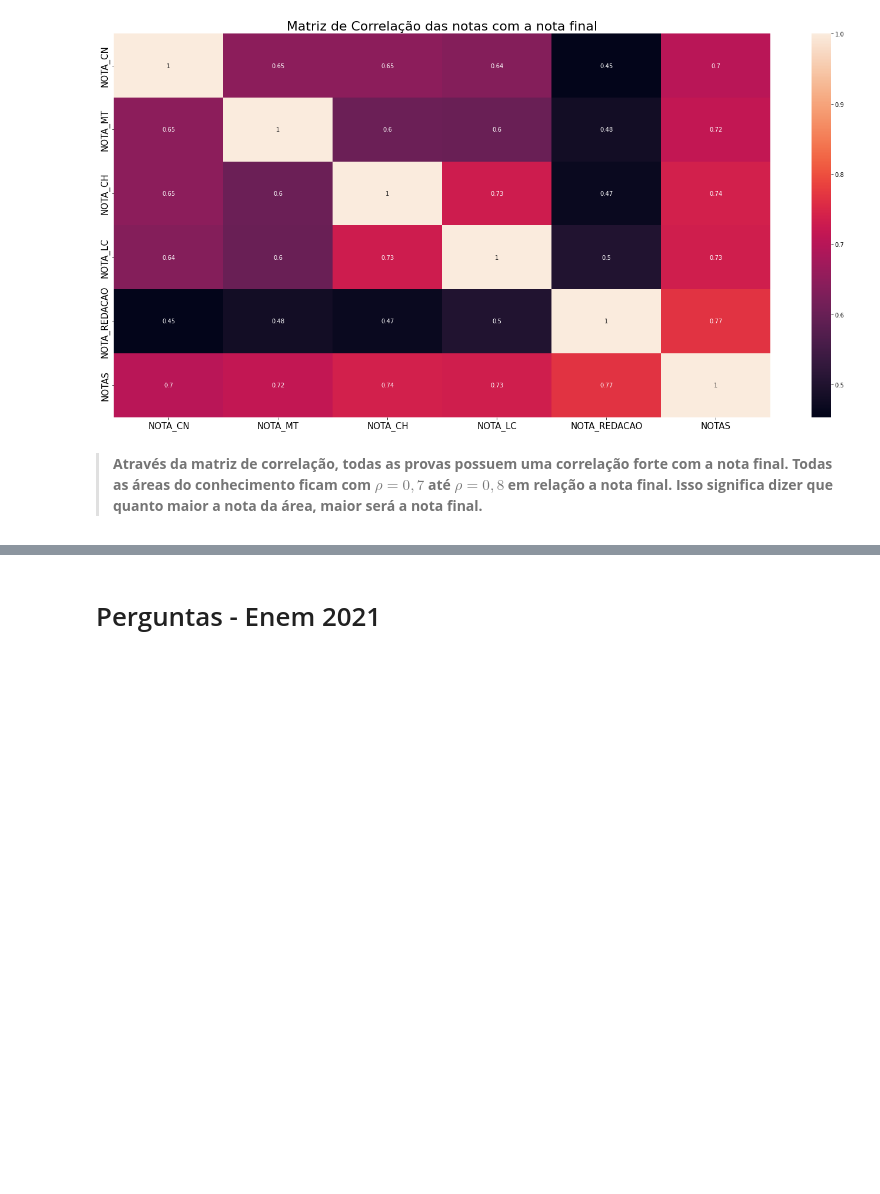
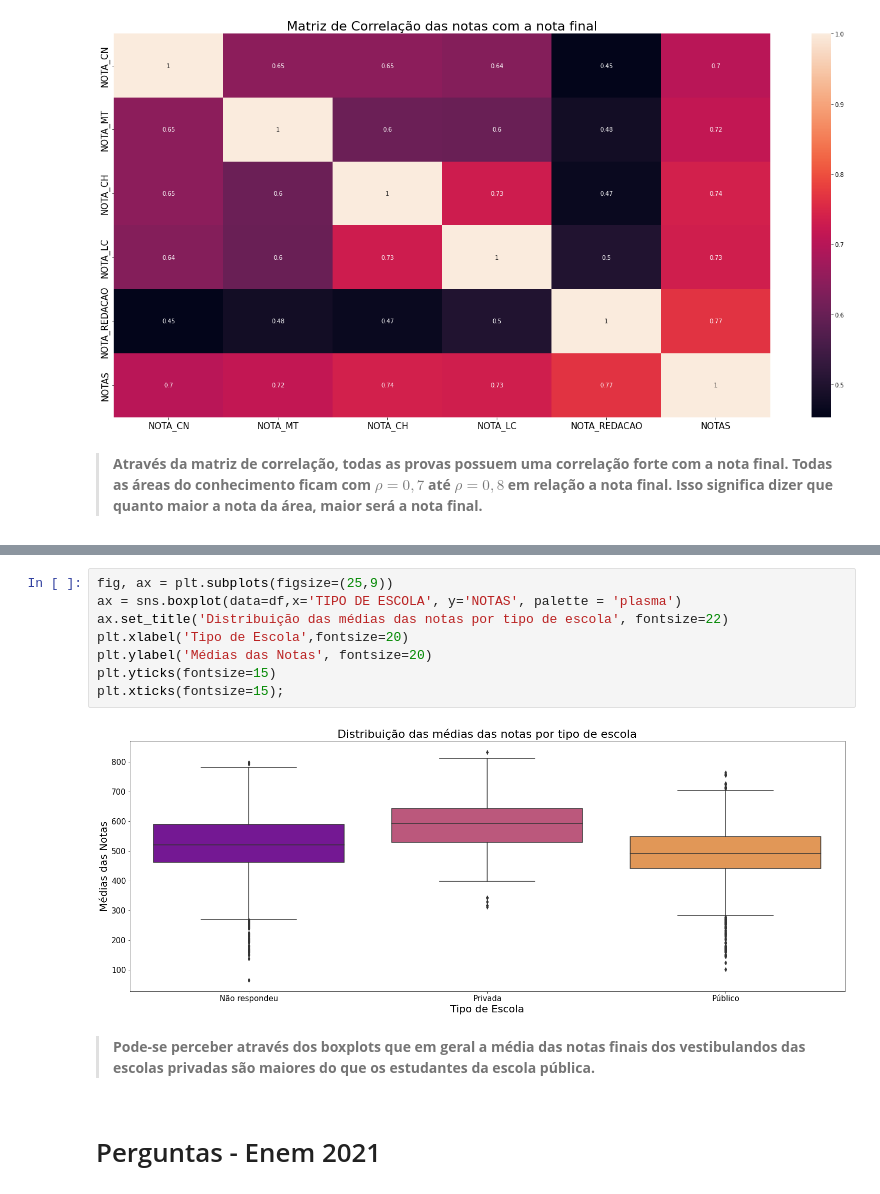
Before and after one commit to Victor-Amarante/Intro_DS, a Jupyter notebook: DataEDA.ipynb, the cells around one changed output, grey strips where cells are left out. Drawn from its saved outputs; the diff is of its cells as text; blank space fills up the shorter version.

```diff
--- a/DataEDA.ipynb
+++ b/DataEDA.ipynb
@@ -510,3 +522,15 @@ plt.xticks(fontsize=15);
+# %%
+fig, ax = plt.subplots(figsize=(25,9))
+ax = sns.boxplot(data=df,x='TIPO DE ESCOLA', y='NOTAS', palette = 'plasma')
+ax.set_title('Distribuição das médias das notas por tipo de escola', fontsize=22)
+plt.xlabel('Tipo de Escola',fontsize=20)
+plt.ylabel('Médias das Notas', fontsize=20)
+plt.yticks(fontsize=15)
+plt.xticks(fontsize=15);
+# %% [output]
+[figure, added]
+# %% [markdown]
+> **Pode-se perceber através dos boxplots que em geral a média das notas finais dos vestibulandos das escolas privadas são maiores do que os estudantes da escola pública.**
 # %% [markdown]
 # Perguntas - Enem 2021
 # %% [markdown]
```
Also changed, not shown: parts of 5 cells of this notebook.
